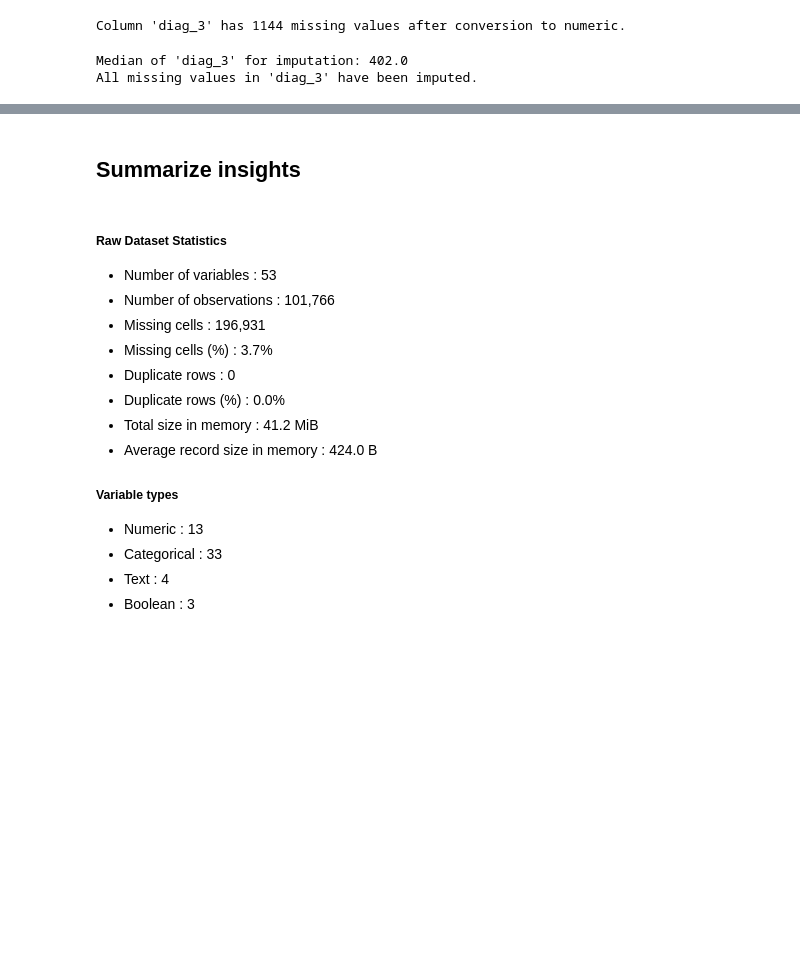
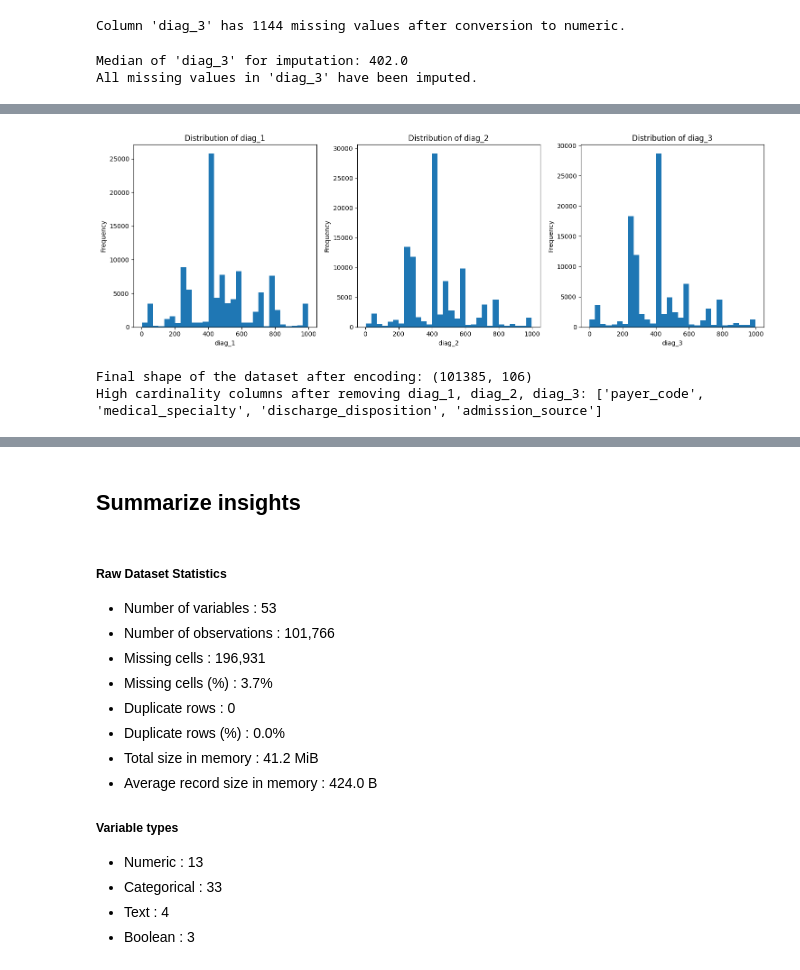
Before and after one commit to Swapnil-Trivedi/data-science-in-practice-sem3, a Jupyter notebook: Assignment2.ipynb, the cells around one changed output, grey strips where cells are left out. Saved outputs shown, nothing was run; the diff lists cells and outputs as text; code cells hidden in the pictures; blank space fills up the shorter version.

```diff
--- a/Assignment2.ipynb
+++ b/Assignment2.ipynb
@@ -595,0 +560,32 @@ All missing values in 'diag_3' have been imputed.
+# %%
+#plot diag_1 , diag_2 and diag_3 distribution
+plt.figure(figsize=(15,5))
+plt.subplot(1, 3, 1)
+data.diag_1.plot(kind='hist', bins=30, title='Distribution of diag_1')
+plt.xlabel('diag_1')
+plt.ylabel('Frequency')
+plt.subplot(1, 3, 2)
+data.diag_2.plot(kind='hist', bins=30, title='Distribution of diag_2')
+plt.xlabel('diag_2')
+plt.ylabel('Frequency')
+plt.subplot(1, 3, 3)
+data.diag_3.plot(kind='hist', bins=30, title='Distribution of diag_3')
+plt.xlabel('diag_3')
+plt.ylabel('Frequency')
+plt.tight_layout()
+plt.show()
+# %% [output]
+[figure, added]
+# %%
+# normalize diag_1, diag_2 and diag_3 using MinMaxScaler
+from sklearn.preprocessing import MinMaxScaler
+scaler = MinMaxScaler()
+data[['diag_1', 'diag_2', 'diag_3']] = scaler.fit_transform(data[['diag_1', 'diag_2', 'diag_3']])
+print("\nFinal shape of the dataset after encoding:", data.shape)
+
+# remove diag_1, diag_2 and diag_3 from high cardinality columns
+high_cardinality_cols = [col for col in high_cardinality_cols if col not in ['diag_1', 'diag_2', 'diag_3']]
+print("High cardinality columns after removing diag_1, diag_2, diag_3:", high_cardinality_cols)
+# %% [output]
+Final shape of the dataset after encoding: (101385, 106)
+High cardinality columns after removing diag_1, diag_2, diag_3: ['payer_code', 'medical_specialty', 'discharge_disposition', 'admission_source']
```
Also changed, not shown: parts of 11 cells of this notebook, 2 other files.
